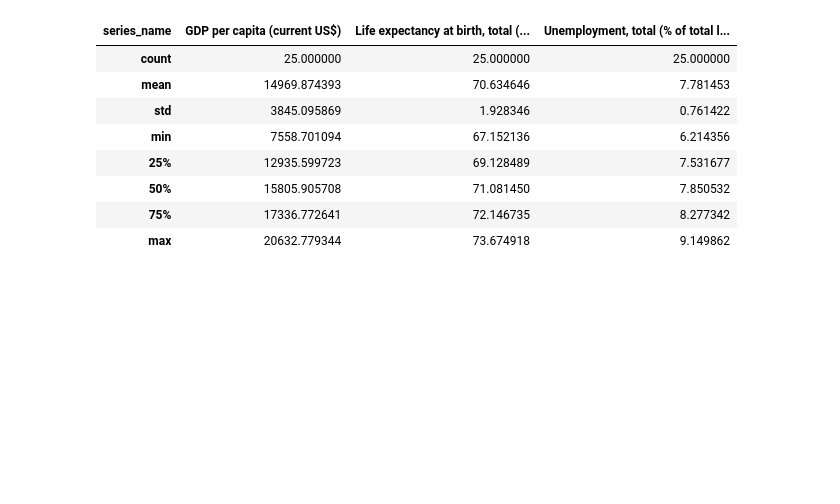
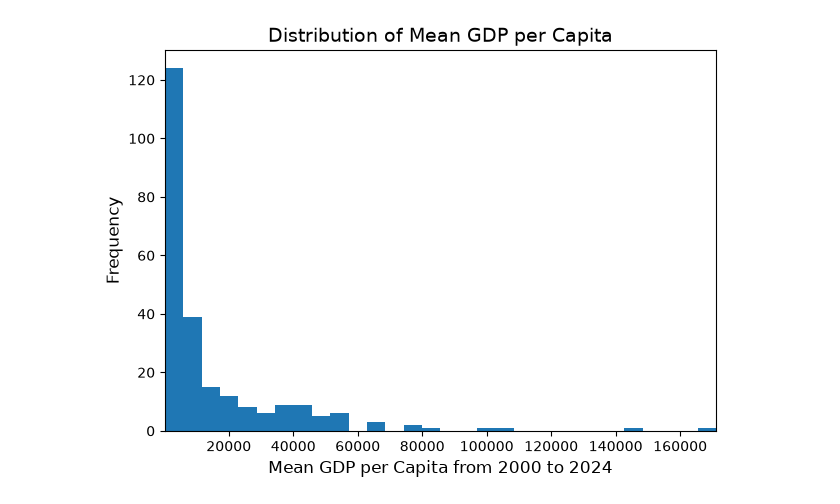
Before and after one commit to AkotoChristine/PDA_Assignment_2-, a Jupyter notebook: eda.ipynb, the cells around one changed output. Drawn from its saved outputs; the diff is of its cells as text; code cells hidden in the pictures; blank space fills up the shorter version.

```diff
--- a/eda.ipynb
+++ b/eda.ipynb
@@ -52,14 +120,15 @@ df_combined.groupby("series_name")[year_columns].describe()
 # %%
-mean_data = df_combined.groupby("series_name")[year_columns].mean()
-mean_data_transposed = mean_data.T
-mean_data_transposed.describe()
+plt.hist(
+    data["GdpMean"],
+    bins=30,
+    range=(data["GdpMean"].min(), data["GdpMean"].max()),
+)
+plt.xlim(data["GdpMean"].min(), data["GdpMean"].max())
+plt.xlabel("Mean GDP per Capita from 2000 to 2024", fontsize=12)
+plt.ylabel("Frequency", fontsize=12)
+plt.title("Distribution of Mean GDP per Capita", fontsize=14)
+
+plt.tight_layout()
+plt.show()
 # %% [output]
-| series_name | GDP per capita (current US$) | Life expectancy at birth, total (... | Unemployment, total (% of total l... |
-| count | 25.000000 | 25.000000 | 25.000000 |
-| mean | 14969.874393 | 70.634646 | 7.781453 |
-| std | 3845.095869 | 1.928346 | 0.761422 |
-| min | 7558.701094 | 67.152136 | 6.214356 |
-| 25% | 12935.599723 | 69.128489 | 7.531677 |
-| 50% | 15805.905708 | 71.081450 | 7.850532 |
-| 75% | 17336.772641 | 72.146735 | 8.277342 |
-| max | 20632.779344 | 73.674918 | 9.149862 |
+[figure, added]
```
Also changed, not shown: parts of 18 cells of this notebook.
